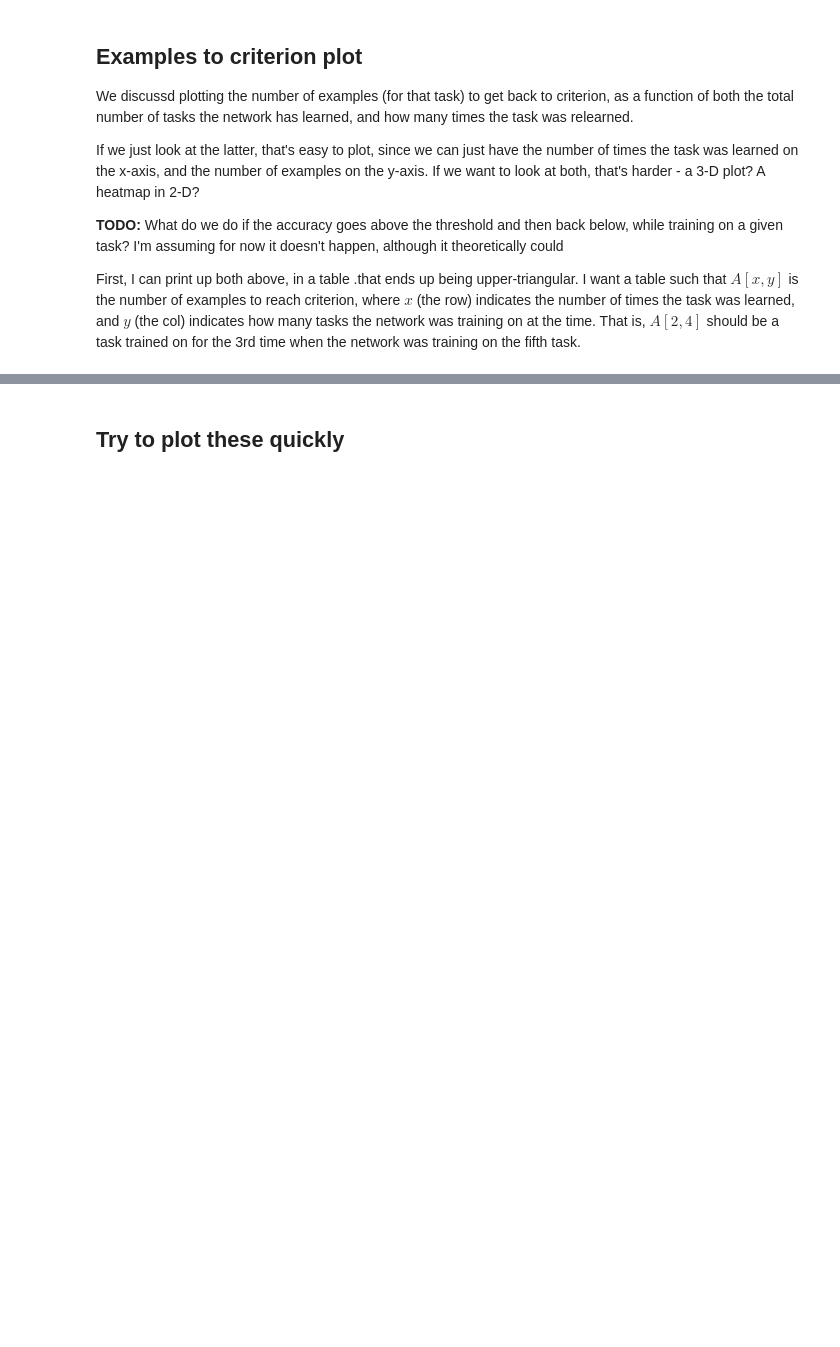
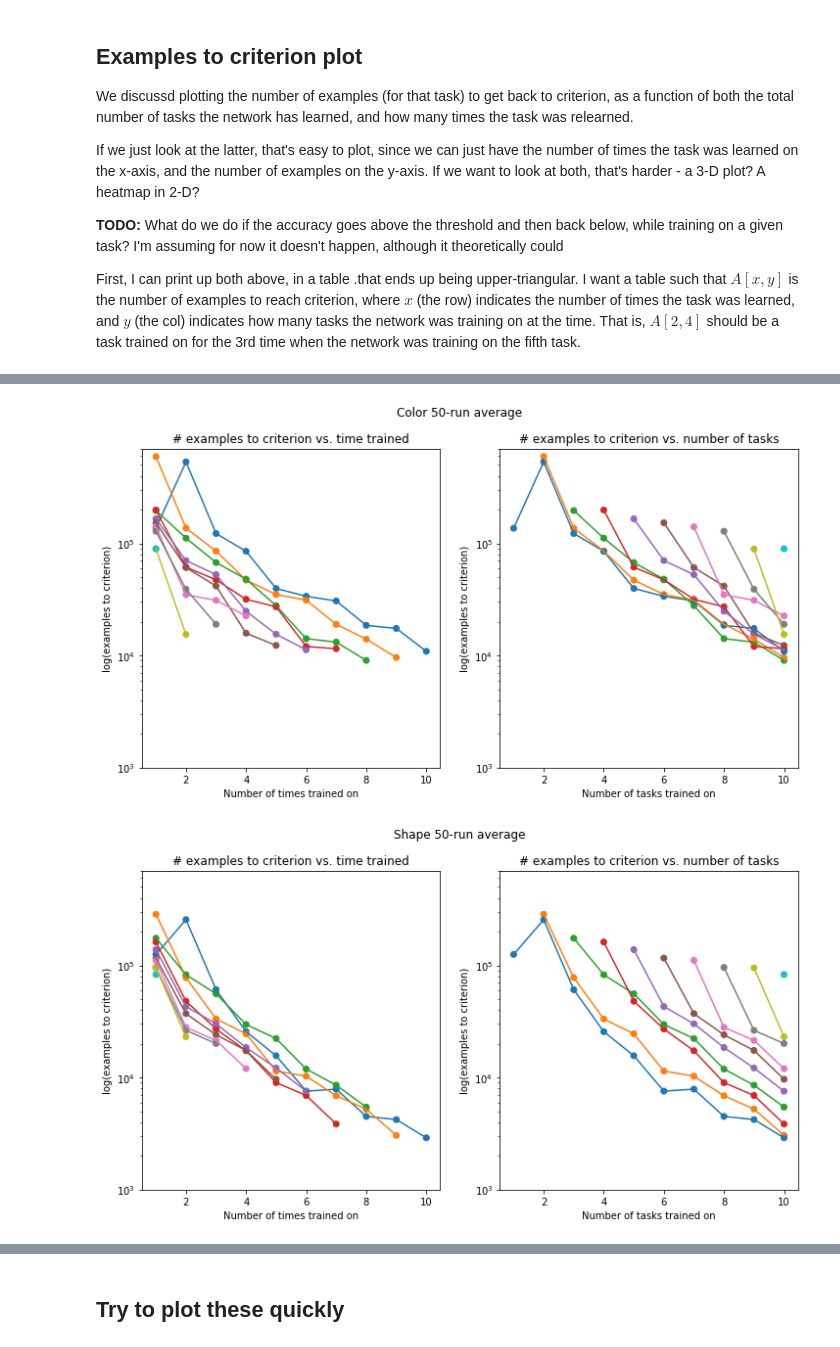
Before and after one commit to guydav/deep-learning-projects, a Jupyter notebook: notebooks/Meta_Learning_Baseline_Data_Analysis.ipynb, the cells around one changed output, grey strips where cells are left out. Saved outputs shown, nothing was run; the diff lists cells and outputs as text; code cells hidden in the pictures; blank space fills up the shorter version.

```diff
--- a/notebooks/Meta_Learning_Baseline_Data_Analysis.ipynb
+++ b/notebooks/Meta_Learning_Baseline_Data_Analysis.ipynb
@@ -205,0 +188,12 @@ Type:      method
+# %%
+ylim = (1000, 700000)
+
+plot_examples_to_criterion(five_replications_averages_by_dimension[0][0],
+                           'Color 50-run average', ylim)
+plot_examples_to_criterion(five_replications_averages_by_dimension[1][0],
+                           'Shape 50-run average', ylim)
+plot_examples_to_criterion(five_replications_averages_by_dimension[2][0],
+                           'Material 50-run average', ylim)
+# %% [output]
+[figure, added]
+[figure, added]
```
Also changed, not shown: parts of 19 cells of this notebook, 1 other file.
